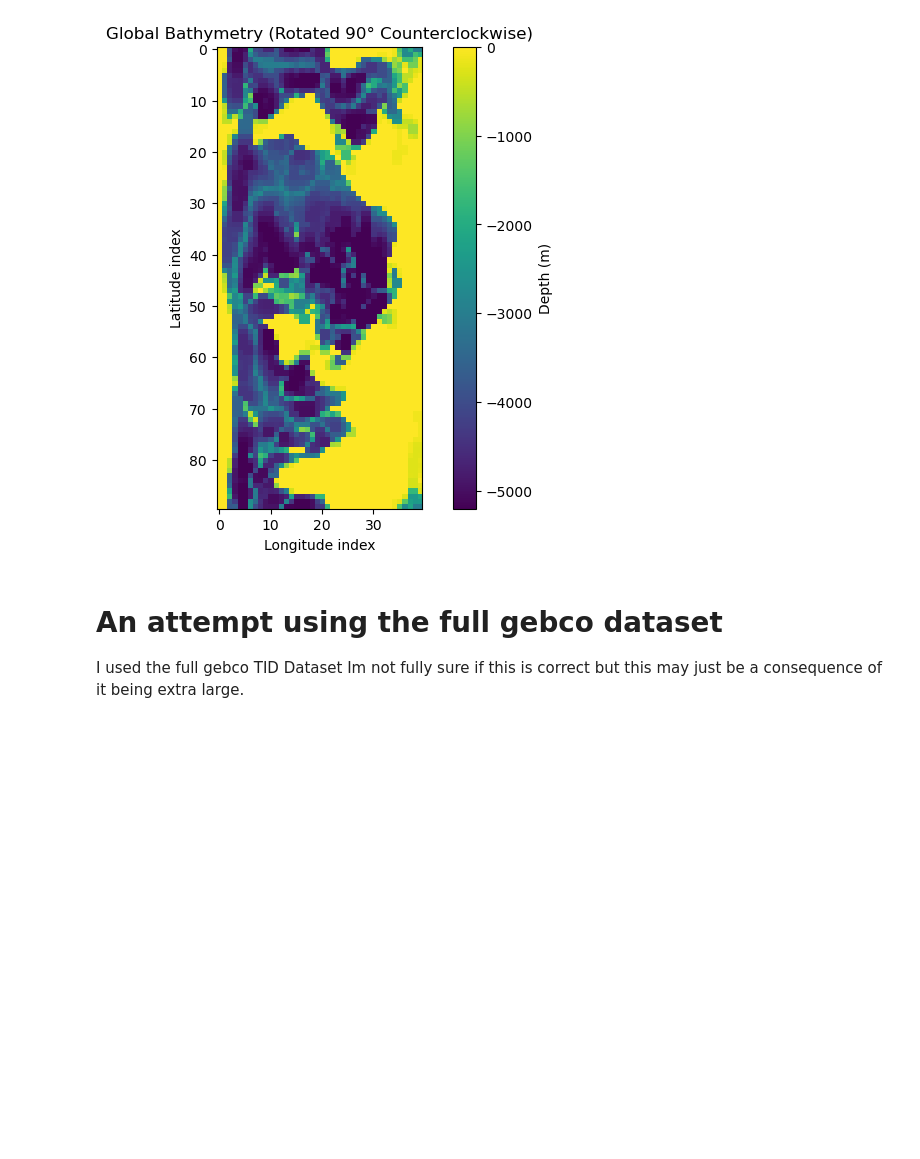
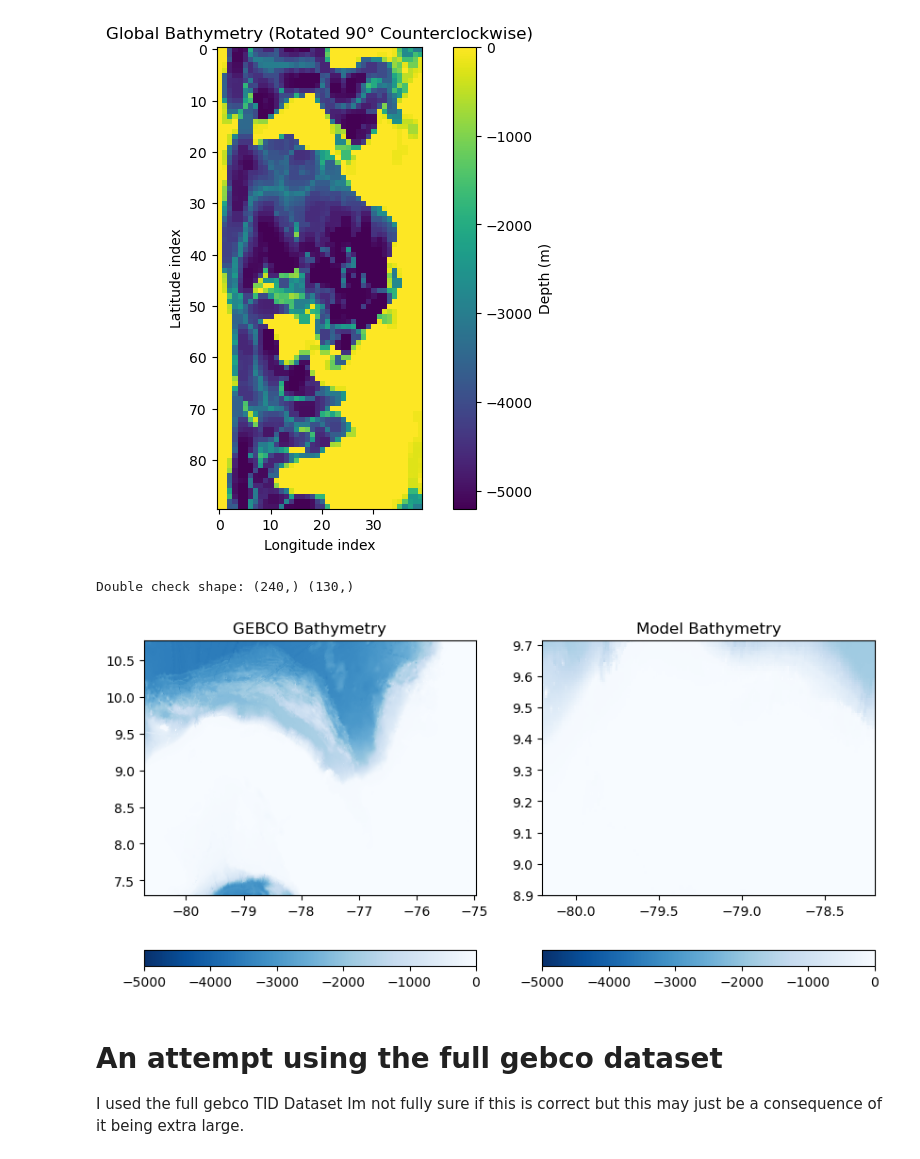
Before and after one commit to Shruichan/cs185c_spring2025, a Jupyter notebook: Rotate_The_Earth/Rotating_Bathymetry.ipynb, the cells around one changed output. Saved outputs shown, nothing was run; the diff lists cells and outputs as text; code cells hidden in the pictures; blank space fills up the shorter version.

```diff
--- a/Rotate_The_Earth/Rotating_Bathymetry.ipynb
+++ b/Rotate_The_Earth/Rotating_Bathymetry.ipynb
@@ -88,6 +88,52 @@ plt.show()
 Read shape: (90, 40)
 Min: -5200.0 Max: 0.0
 [figure]
+# %%
+# read in the bathymetry grid
+file_path = 'gebco_big_panama.nc'
+ds = nc4.Dataset(file_path)
+gebco_lon = ds.variables['lon'][:]
+gebco_lat = ds.variables['lat'][:]
+Gebco_bathy = ds.variables['elevation'][:]
+ds.close()
+
+# create a meshgrid of the lon and lat
+Gebco_Lon, Gebco_Lat = np.meshgrid(gebco_lon, gebco_lat)
+
+delX = 1/120
+delY = 1/160
+xgOrigin = -80.2
+ygOrigin = 8.9
+n_rows = 130
+n_cols = 240
+
+xc = np.arange(xgOrigin+delX/2, xgOrigin+n_cols*delX, delX)
+yc = np.arange(ygOrigin+delY/2, ygOrigin+n_rows*delY, delY)
+XC, YC = np.meshgrid(xc, yc)
+print('Double check shape:', np.shape(xc),np.shape(yc))
+
+# interpolate the gebco data onto the model grid
+Model_bathy = griddata(np.column_stack([Gebco_Lon.ravel(),Gebco_Lat.ravel()]), Gebco_bathy.ravel(), (XC, YC), method='nearest')
+
+# set points on land to 0
+Model_bathy[Model_bathy>0] = 0
+
+plt.figure(figsize=(10,5))
+
+plt.subplot(1,2,1)
+C = plt.pcolormesh(Gebco_Lon, Gebco_Lat, Gebco_bathy, vmin=-5000, vmax=0, cmap='Blues_r')
+plt.colorbar(C, orientation = 'horizontal')
+plt.title('GEBCO Bathymetry')
+
+plt.subplot(1,2,2)
+C = plt.pcolormesh(XC, YC, Model_bathy, vmin=-5000, vmax=0, cmap='Blues_r')
+plt.colorbar(C, orientation = 'horizontal')
+plt.title('Model Bathymetry')
+
+plt.show()
+# %% [output]
+Double check shape: (240,) (130,)
+[figure, added]
 # %% [markdown]
 # An attempt using the full gebco dataset
 
```
Also changed, not shown: parts of 6 cells of this notebook.
